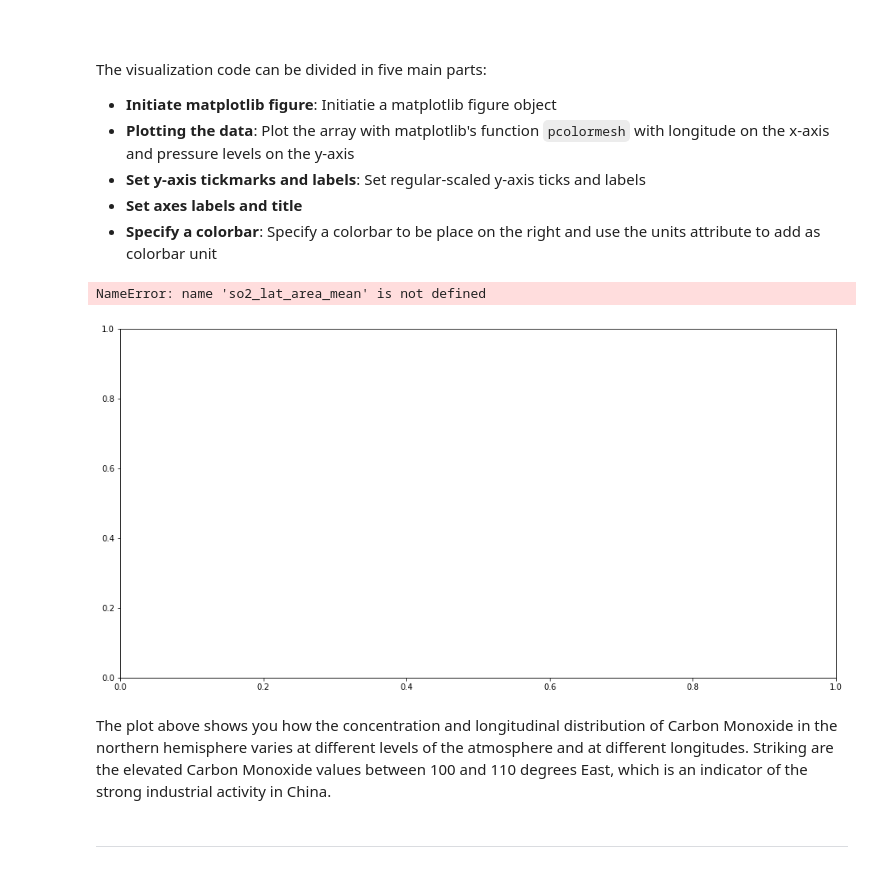
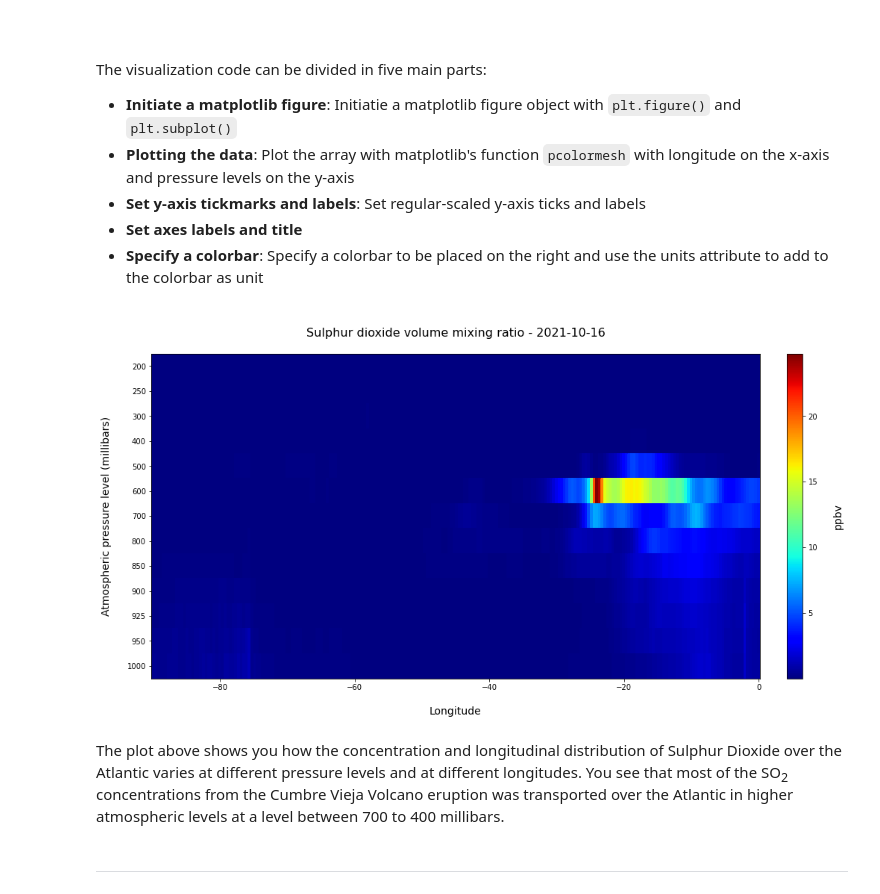
Before and after one commit to ecmwf-projects/copernicus-training, a Jupyter notebook: 214_cams_vertical_cross_section_volcanic_eruption.ipynb, the cells around one changed output. Saved outputs shown, nothing was run; the diff lists cells and outputs as text; code cells hidden in the pictures.

```diff
--- a/214_cams_vertical_cross_section_volcanic_eruption.ipynb
+++ b/214_cams_vertical_cross_section_volcanic_eruption.ipynb
@@ -395,4 +374,4 @@ The size of the latitude dimension of the resulting data array has decreased by
 # %%
-so2_lat_area = da_so2_vmr_daily.where((da_so2_vmr_daily.latitude >= 20) & (da_so2_vmr_daily.latitude <= 40), drop=True)
+so2_lat_area = da_so2_daily.where((da_so2_daily.latitude >= 20) & (da_so2_daily.latitude <= 40), drop=True)
 so2_lat_area
 # %% [output]
@@ -441,3 +421,0 @@ Above, you see that the operation drops the data array's attributes. Let us add
-# %%
-so2_lat_area_mean = so2_lat_area_mean.assign_attrs(so2_lat_area.attrs)
-so2_lat_area_mean
@@ -461,0 +422,6 @@ Attributes:
+# %%
+so2_lat_area_mean = so2_lat_area_mean.assign_attrs(da_so2.attrs)
+so2_lat_area_mean.attrs['long_name'] = 'Sulphur dioxide volume mixing ratio'
+so2_lat_area_mean.attrs['units'] = 'ppbv'
+
+so2_lat_area_mean.attrs
@@ -472,38 +442,37 @@ y = y[::-1]
 <br>
 # %% [markdown]
 The visualization code can be divided in five main parts:
-* **Initiate matplotlib figure**: Initiatie a matplotlib figure object
+* **Initiate a matplotlib figure**: Initiatie a matplotlib figure object with `plt.figure()` and `plt.subplot()`
 * **Plotting the data**: Plot the array with matplotlib's function `pcolormesh` with longitude on the x-axis and pressure levels on the y-axis
 * **Set y-axis tickmarks and labels**: Set regular-scaled y-axis ticks and labels
 * **Set axes labels and title**
-* **Specify a colorbar**: Specify a colorbar to be place on the right and use the units attribute to add as colorbar unit
+* **Specify a colorbar**: Specify a colorbar to be placed on the right and use the units attribute to add to the colorbar as unit
 # %%
-time_index = 2
+time_index = 15
 
 # Define the figure and specify size
 fig = plt.figure(figsize=(16, 8))
 ax = plt.subplot()
 
 # Plot the figure with pcolormesh
 im = plt.pcolormesh(so2_lat_area_mean.longitude, y, so2_lat_area_mean[time_index,:,:], cmap='jet', shading='auto')
 
 # Set x and y axis tickmarks, labels
 ax.yaxis.set_ticks(y)
 ax.yaxis.set_ticklabels(so2_lat_area_mean.level.values)
 
 # Set axes labels and title
 ax.set_xlabel('\nLongitude', fontsize=14)
 ax.set_ylabel('Atmospheric pressure level (millibars)\n', fontsize=14)
 ax.set_title('\n'+ so2_lat_area_mean.long_name + ' - ' + str(so2_lat_area_mean.time[time_index].values)[0:10] + '\n', fontsize=16)
 
 # Specify a colorbar
 cbar = plt.colorbar(im,fraction=0.046, pad=0.04)
 cbar.set_label('\n'+ so2_lat_area_mean.units, fontsize=14)
 # %% [output]
-NameError: name 'so2_lat_area_mean' is not defined
-[figure, old version]
+[figure, new version]
-# %% [markdown]
-The plot above shows you how the concentration and longitudinal distribution of Carbon Monoxide in the northern hemisphere varies at different levels of the atmosphere and at different longitudes. Striking are the elevated Carbon Monoxide values between 100 and 110 degrees East, which is an indicator of the strong industrial activity in China.
+# %% [markdown]
+The plot above shows you how the concentration and longitudinal distribution of Sulphur Dioxide over the Atlantic varies at different pressure levels and at different longitudes. You see that most of the SO<sub>2</sub> concentrations from the Cumbre Vieja Volcano eruption was transported over the Atlantic in higher atmospheric levels at a level between 700 to 400 millibars.
 # %% [markdown]
 <hr>
 # %% [markdown]
```
Also changed, not shown: parts of 14 cells of this notebook, 3 other files.
